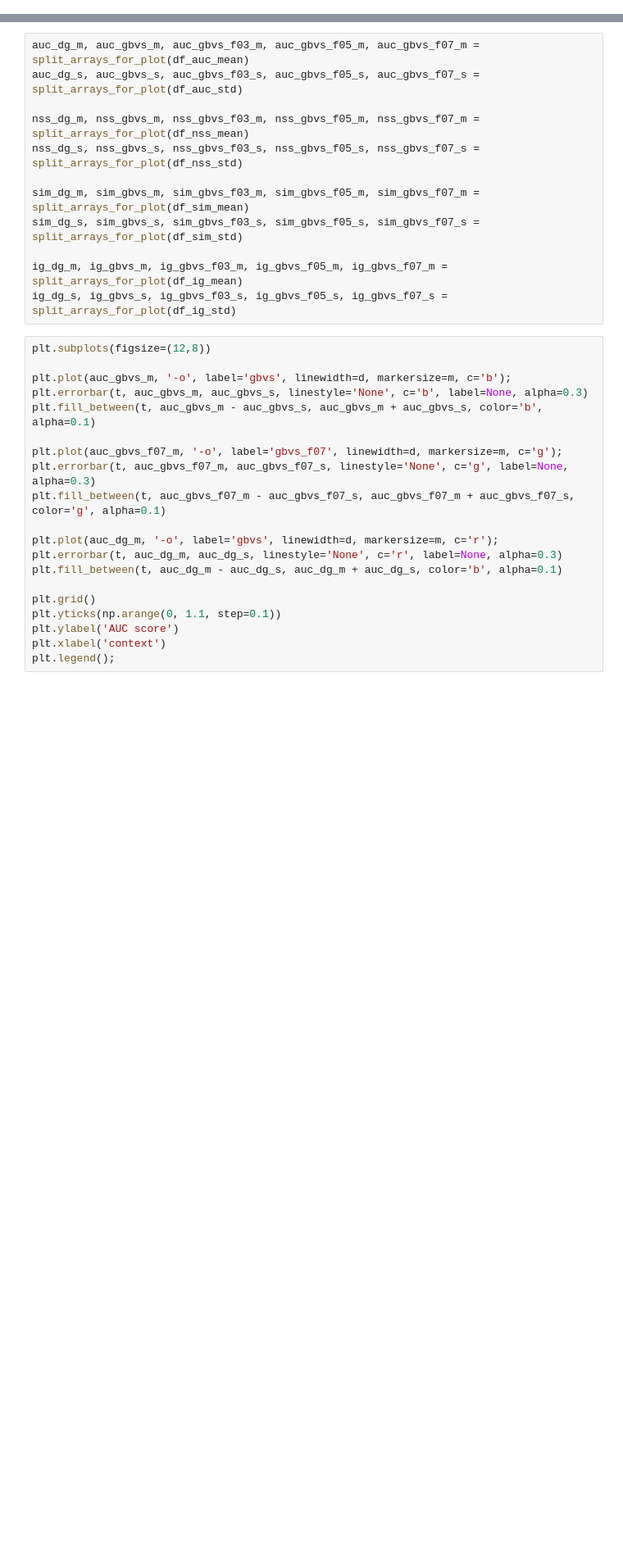
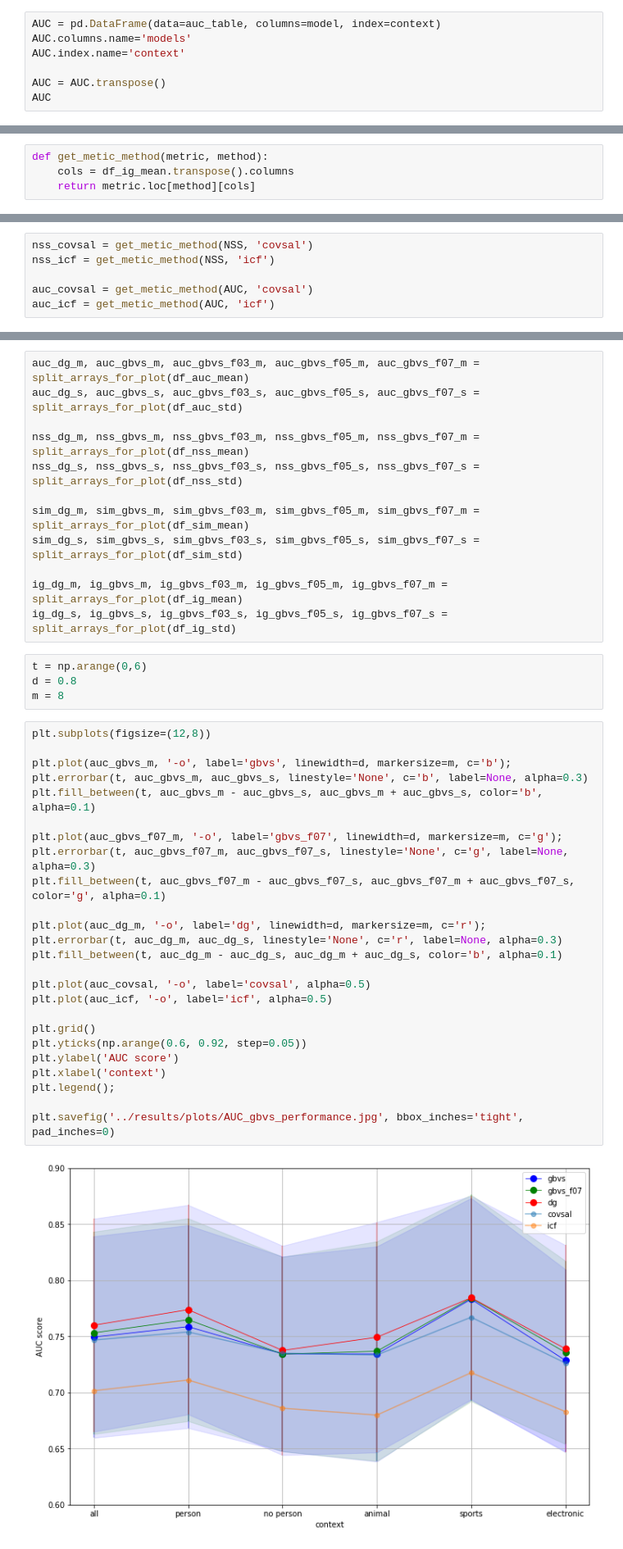
Before and after one commit to alTeska/face_saliency, a Jupyter notebook: notebooks/dg_vs_gbvs_mean_std_0507.ipynb, the cells around one changed output, grey strips where cells are left out. Shown at 82% size. Drawn from its saved outputs; the diff is of its cells as text; blank space fills up the shorter version.

```diff
--- a/notebooks/dg_vs_gbvs_mean_std_0507.ipynb
+++ b/notebooks/dg_vs_gbvs_mean_std_0507.ipynb
@@ -24,0 +51,7 @@ FileNotFoundError: [Errno 2] No such file or directory: '../results/'
+# %%
+AUC = pd.DataFrame(data=auc_table, columns=model, index=context)
+AUC.columns.name='models'
+AUC.index.name='context'
+
+AUC = AUC.transpose()
+AUC
@@ -68,0 +204,4 @@ df_ig_mean
+# %%
+def get_metic_method(metric, method):
+    cols = df_ig_mean.transpose().columns
+    return metric.loc[method][cols]
@@ -69,3 +214,9 @@ df_ig_mean
+# %%
+nss_covsal = get_metic_method(NSS, 'covsal')
+nss_icf = get_metic_method(NSS, 'icf')
+
+auc_covsal = get_metic_method(AUC, 'covsal')
+auc_icf = get_metic_method(AUC, 'icf')
 # %% [markdown]
 ### Split to Necessary Arrays for Easy Plotting
 # %%
@@ -89,23 +240,34 @@ sim_dg_s, sim_gbvs_s, sim_gbvs_f03_s, sim_gbvs_f05_s, sim_gbvs_f07_s = split_arr
 
 ig_dg_m, ig_gbvs_m, ig_gbvs_f03_m, ig_gbvs_f05_m, ig_gbvs_f07_m = split_arrays_for_plot(df_ig_mean)
 ig_dg_s, ig_gbvs_s, ig_gbvs_f03_s, ig_gbvs_f05_s, ig_gbvs_f07_s = split_arrays_for_plot(df_ig_std)
+# %%
+t = np.arange(0,6)
+d = 0.8
+m = 8
 # %%
 plt.subplots(figsize=(12,8))
 
 plt.plot(auc_gbvs_m, '-o', label='gbvs', linewidth=d, markersize=m, c='b');
 plt.errorbar(t, auc_gbvs_m, auc_gbvs_s, linestyle='None', c='b', label=None, alpha=0.3)
 plt.fill_between(t, auc_gbvs_m - auc_gbvs_s, auc_gbvs_m + auc_gbvs_s, color='b', alpha=0.1)
 
 plt.plot(auc_gbvs_f07_m, '-o', label='gbvs_f07', linewidth=d, markersize=m, c='g');
 plt.errorbar(t, auc_gbvs_f07_m, auc_gbvs_f07_s, linestyle='None', c='g', label=None, alpha=0.3)
 plt.fill_between(t, auc_gbvs_f07_m - auc_gbvs_f07_s, auc_gbvs_f07_m + auc_gbvs_f07_s, color='g', alpha=0.1)
 
-plt.plot(auc_dg_m, '-o', label='gbvs', linewidth=d, markersize=m, c='r');
+plt.plot(auc_dg_m, '-o', label='dg', linewidth=d, markersize=m, c='r');
 plt.errorbar(t, auc_dg_m, auc_dg_s, linestyle='None', c='r', label=None, alpha=0.3)
 plt.fill_between(t, auc_dg_m - auc_dg_s, auc_dg_m + auc_dg_s, color='b', alpha=0.1)
 
+plt.plot(auc_covsal, '-o', label='covsal', alpha=0.5)
+plt.plot(auc_icf, '-o', label='icf', alpha=0.5)
+
 plt.grid()
-plt.yticks(np.arange(0, 1.1, step=0.1))
+plt.yticks(np.arange(0.6, 0.92, step=0.05))
 plt.ylabel('AUC score')
 plt.xlabel('context')
 plt.legend();
+
+plt.savefig('../results/plots/AUC_gbvs_performance.jpg', bbox_inches='tight', pad_inches=0)
+# %% [output]
+[figure, added]
```
Also changed, not shown: parts of 20 cells of this notebook, 9 other files.
